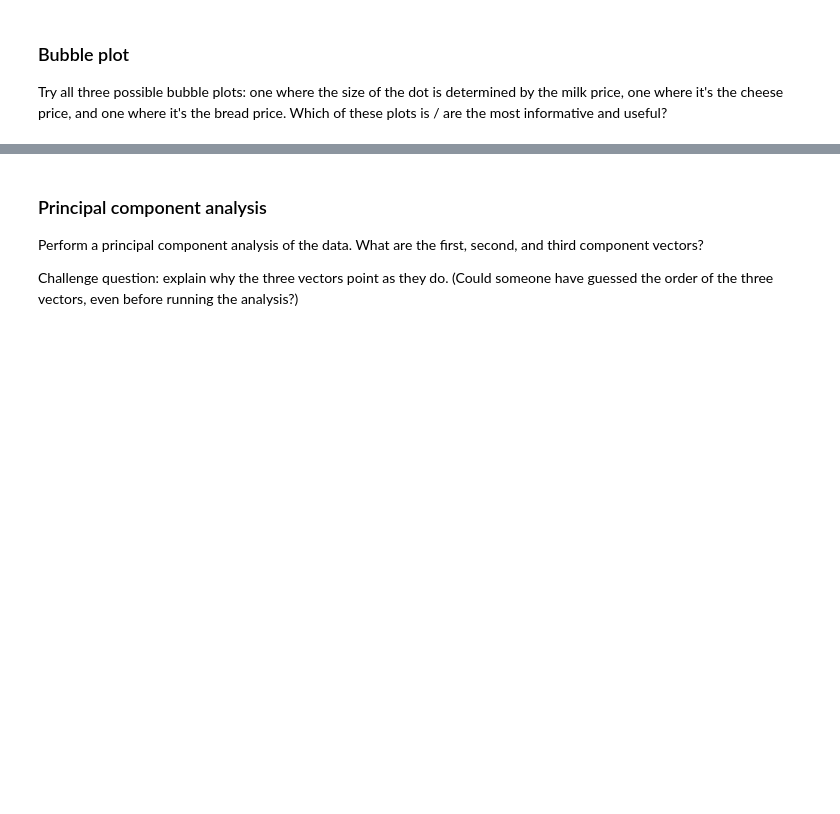
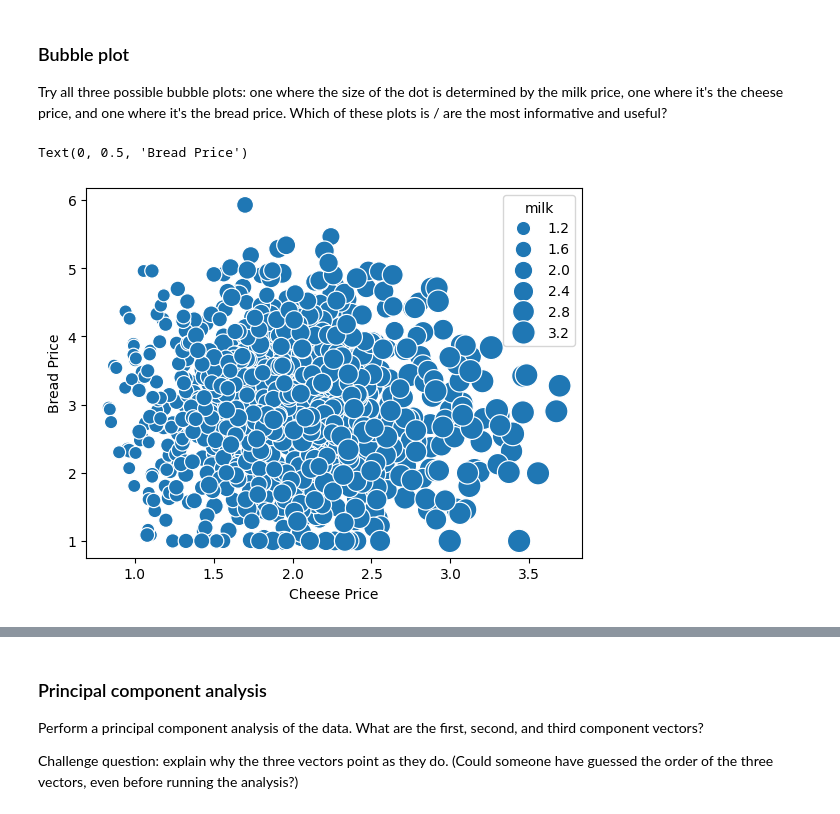
Before and after one commit to calebhadley1/Module-B-semester-2, a Jupyter notebook: OMDS-ModB2-Week8-Hadley-Caleb.ipynb, the cells around one changed output, grey strips where cells are left out. Drawn from its saved outputs; the diff is of its cells as text; code cells hidden in the pictures; blank space fills up the shorter version.

```diff
--- a/OMDS-ModB2-Week8-Hadley-Caleb.ipynb
+++ b/OMDS-ModB2-Week8-Hadley-Caleb.ipynb
@@ -246,3 +278,14 @@ Try Googling "how do I change numerical to categorical data" to get advice on th
 ### Bubble plot
 
 Try all three possible bubble plots: one where the size of the dot is determined by the milk price, one where it's the cheese price, and one where it's the bread price.  Which of these plots is / are the most informative and useful?
+# %%
+# Dot is milk price
+minroot = milk_series.min()
+maxroot = milk_series.max()
+maxbubble = 300
+ax = sns.scatterplot(data = df3, x = "cheese", y = "bread", size = "milk", sizes = (minroot / maxroot * maxbubble, maxbubble))
+ax.set_xlabel("Cheese Price")
+ax.set_ylabel("Bread Price")
+# %% [output]
+Text(0, 0.5, 'Bread Price')
+[figure, added]
```
Also changed, not shown: parts of 6 cells of this notebook.
